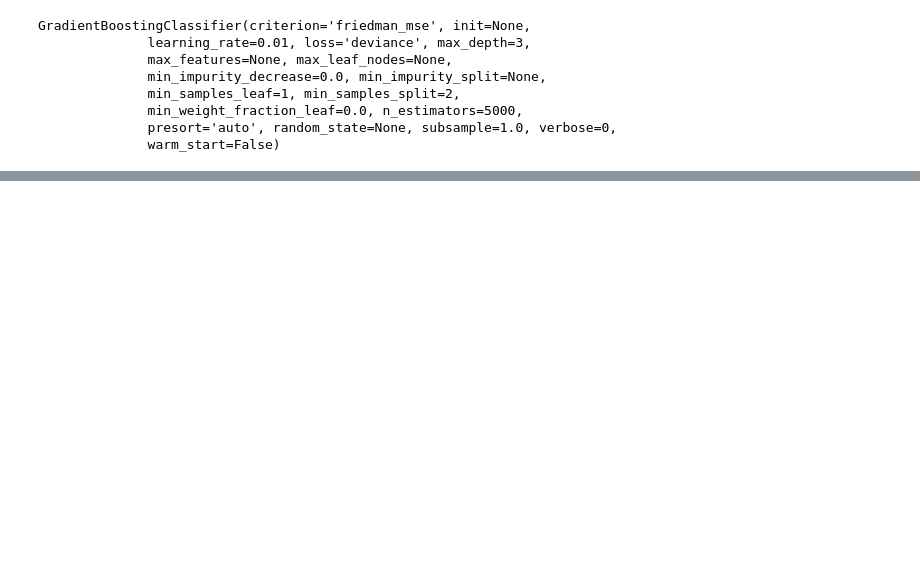
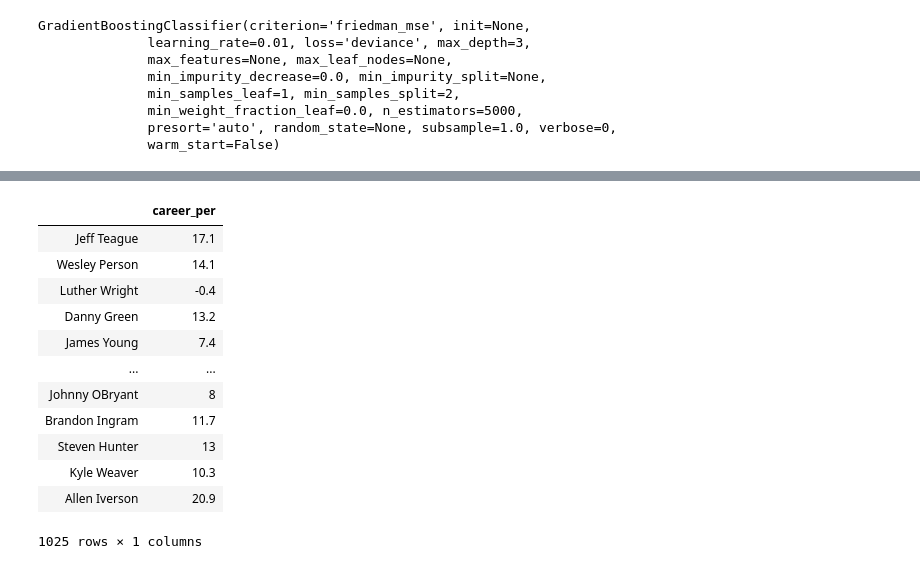
Before and after one commit to Tenacious-E/Predict_NBA_player_quality, a Jupyter notebook: Collecting Data.ipynb, the cells around one changed output, grey strips where cells are left out. Saved outputs shown, nothing was run; the diff lists cells and outputs as text; code cells hidden in the pictures; blank space fills up the shorter version.

```diff
--- a/Collecting Data.ipynb
+++ b/Collecting Data.ipynb
@@ -398,0 +632,16 @@ def height_func(row):
+# %%
+y_train3
+# %% [output]
+|  | career_per |
+| Jeff Teague | 17.1 |
+| Wesley Person | 14.1 |
+| Luther Wright | -0.4 |
+| Danny Green | 13.2 |
+| James Young | 7.4 |
+| ... | ... |
+| Johnny OBryant | 8 |
+| Brandon Ingram | 11.7 |
+| Steven Hunter | 13 |
+| Kyle Weaver | 10.3 |
+| Allen Iverson | 20.9 |
+1025 rows × 1 columns
```
Also changed, not shown: parts of 46 cells of this notebook.
